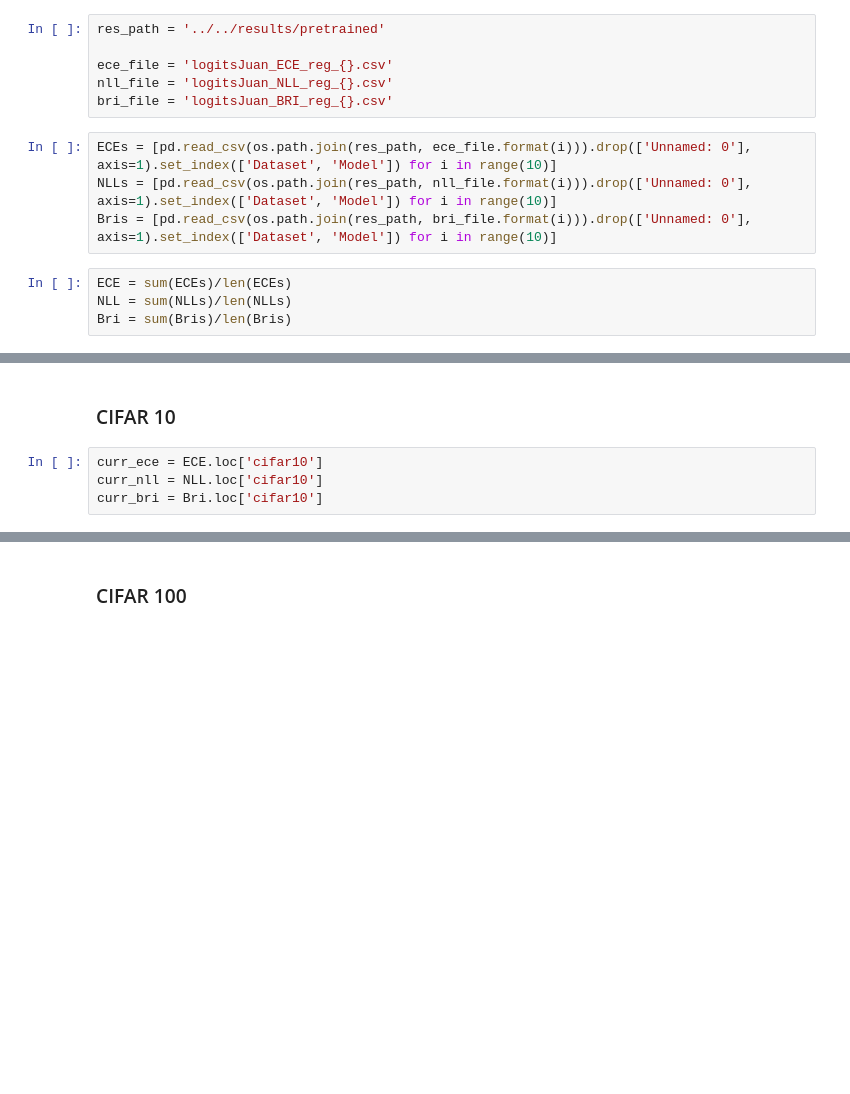
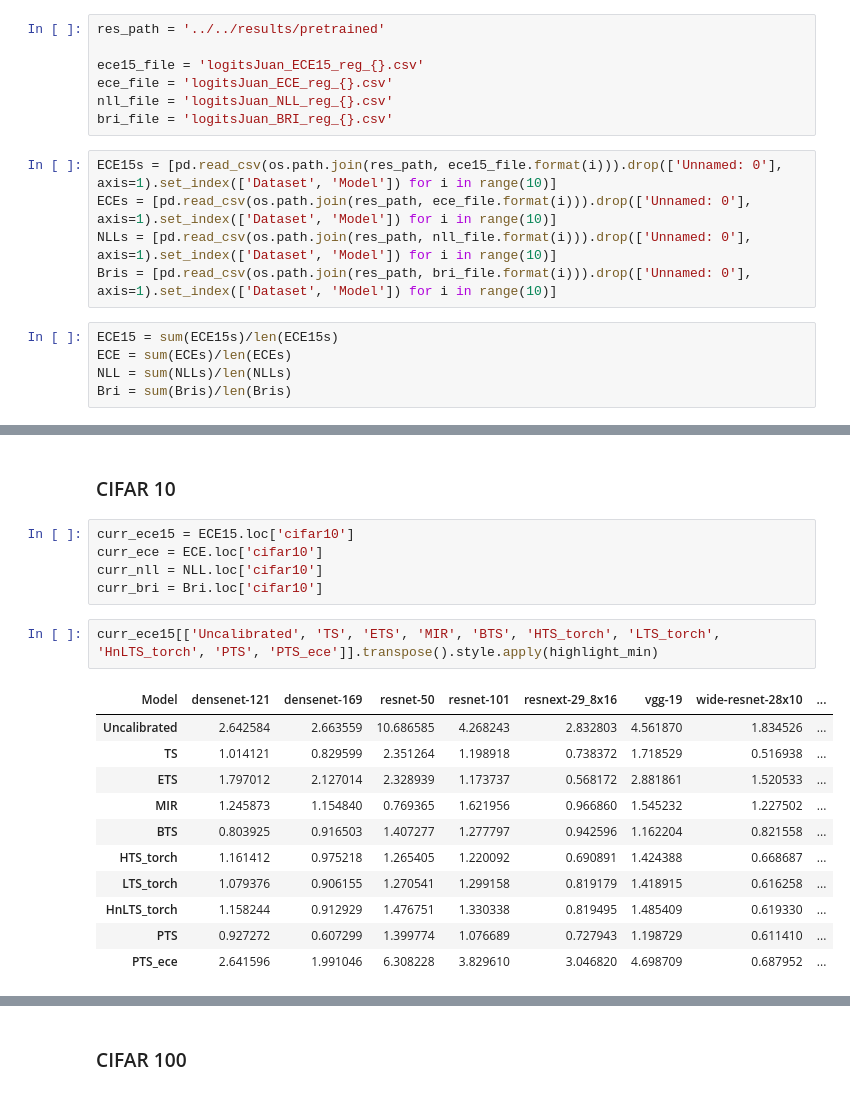
Before and after one commit to SergioAlvarezB/adaptive-tempscaling, a Jupyter notebook: code/notebooks/benchmark_pretrained_results.ipynb, the cells around one changed output, grey strips where cells are left out. Drawn from its saved outputs; the diff is of its cells as text; blank space fills up the shorter version.

```diff
--- a/code/notebooks/benchmark_pretrained_results.ipynb
+++ b/code/notebooks/benchmark_pretrained_results.ipynb
@@ -15,14 +15,17 @@ plt.rc('text.latex', preamble=r'\usepackage{amsmath} \usepackage{amssymb}')
 # %%
 res_path = '../../results/pretrained'
 
+ece15_file = 'logitsJuan_ECE15_reg_{}.csv'
 ece_file = 'logitsJuan_ECE_reg_{}.csv'
 nll_file = 'logitsJuan_NLL_reg_{}.csv'
 bri_file = 'logitsJuan_BRI_reg_{}.csv'
 # %%
+ECE15s = [pd.read_csv(os.path.join(res_path, ece15_file.format(i))).drop(['Unnamed: 0'], axis=1).set_index(['Dataset', 'Model']) for i in range(10)]
 ECEs = [pd.read_csv(os.path.join(res_path, ece_file.format(i))).drop(['Unnamed: 0'], axis=1).set_index(['Dataset', 'Model']) for i in range(10)]
 NLLs = [pd.read_csv(os.path.join(res_path, nll_file.format(i))).drop(['Unnamed: 0'], axis=1).set_index(['Dataset', 'Model']) for i in range(10)]
 Bris = [pd.read_csv(os.path.join(res_path, bri_file.format(i))).drop(['Unnamed: 0'], axis=1).set_index(['Dataset', 'Model']) for i in range(10)]
 # %%
+ECE15 = sum(ECE15s)/len(ECE15s)
 ECE = sum(ECEs)/len(ECEs)
 NLL = sum(NLLs)/len(NLLs)
 Bri = sum(Bris)/len(Bris)
@@ -46,6 +49,21 @@ def highlight_min_br(s):
 # %% [markdown]
 ### CIFAR 10
 # %%
+curr_ece15 = ECE15.loc['cifar10']
 curr_ece = ECE.loc['cifar10']
 curr_nll = NLL.loc['cifar10']
 curr_bri = Bri.loc['cifar10']
+# %%
+curr_ece15[['Uncalibrated', 'TS', 'ETS', 'MIR', 'BTS', 'HTS_torch', 'LTS_torch', 'HnLTS_torch', 'PTS', 'PTS_ece']].transpose().style.apply(highlight_min)
+# %% [output]
+| Model | densenet-121 | densenet-169 | resnet-50 | resnet-101 | resnext-29_8x16 | vgg-19 | wide-resnet-28x10 | ... |
+| Uncalibrated | 2.642584 | 2.663559 | 10.686585 | 4.268243 | 2.832803 | 4.561870 | 1.834526 | ... |
+| TS | 1.014121 | 0.829599 | 2.351264 | 1.198918 | 0.738372 | 1.718529 | 0.516938 | ... |
+| ETS | 1.797012 | 2.127014 | 2.328939 | 1.173737 | 0.568172 | 2.881861 | 1.520533 | ... |
+| MIR | 1.245873 | 1.154840 | 0.769365 | 1.621956 | 0.966860 | 1.545232 | 1.227502 | ... |
+| BTS | 0.803925 | 0.916503 | 1.407277 | 1.277797 | 0.942596 | 1.162204 | 0.821558 | ... |
+| HTS_torch | 1.161412 | 0.975218 | 1.265405 | 1.220092 | 0.690891 | 1.424388 | 0.668687 | ... |
+| LTS_torch | 1.079376 | 0.906155 | 1.270541 | 1.299158 | 0.819179 | 1.418915 | 0.616258 | ... |
+| HnLTS_torch | 1.158244 | 0.912929 | 1.476751 | 1.330338 | 0.819495 | 1.485409 | 0.619330 | ... |
+| PTS | 0.927272 | 0.607299 | 1.399774 | 1.076689 | 0.727943 | 1.198729 | 0.611410 | ... |
+| PTS_ece | 2.641596 | 1.991046 | 6.308228 | 3.829610 | 3.046820 | 4.698709 | 0.687952 | ... |
```
Also changed, not shown: parts of 16 cells of this notebook, 2 other files.
